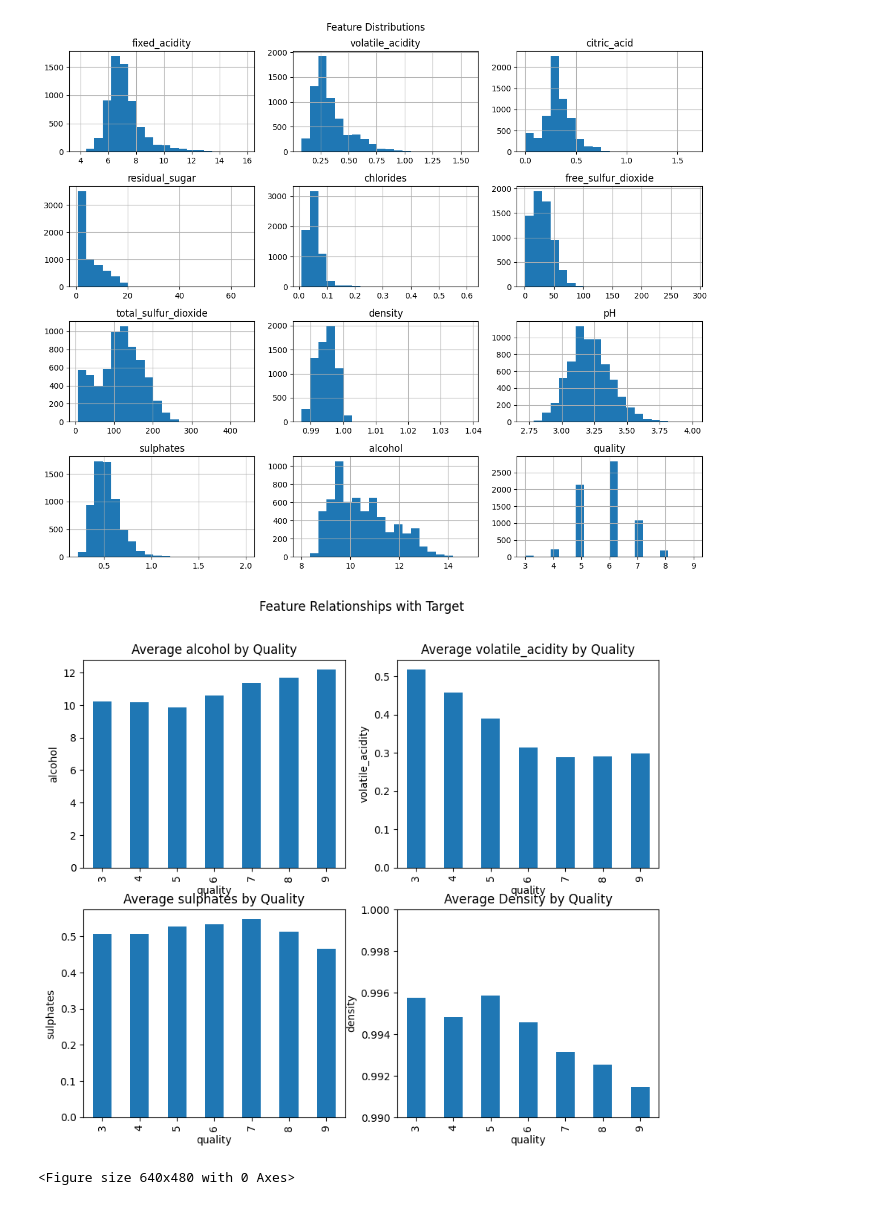
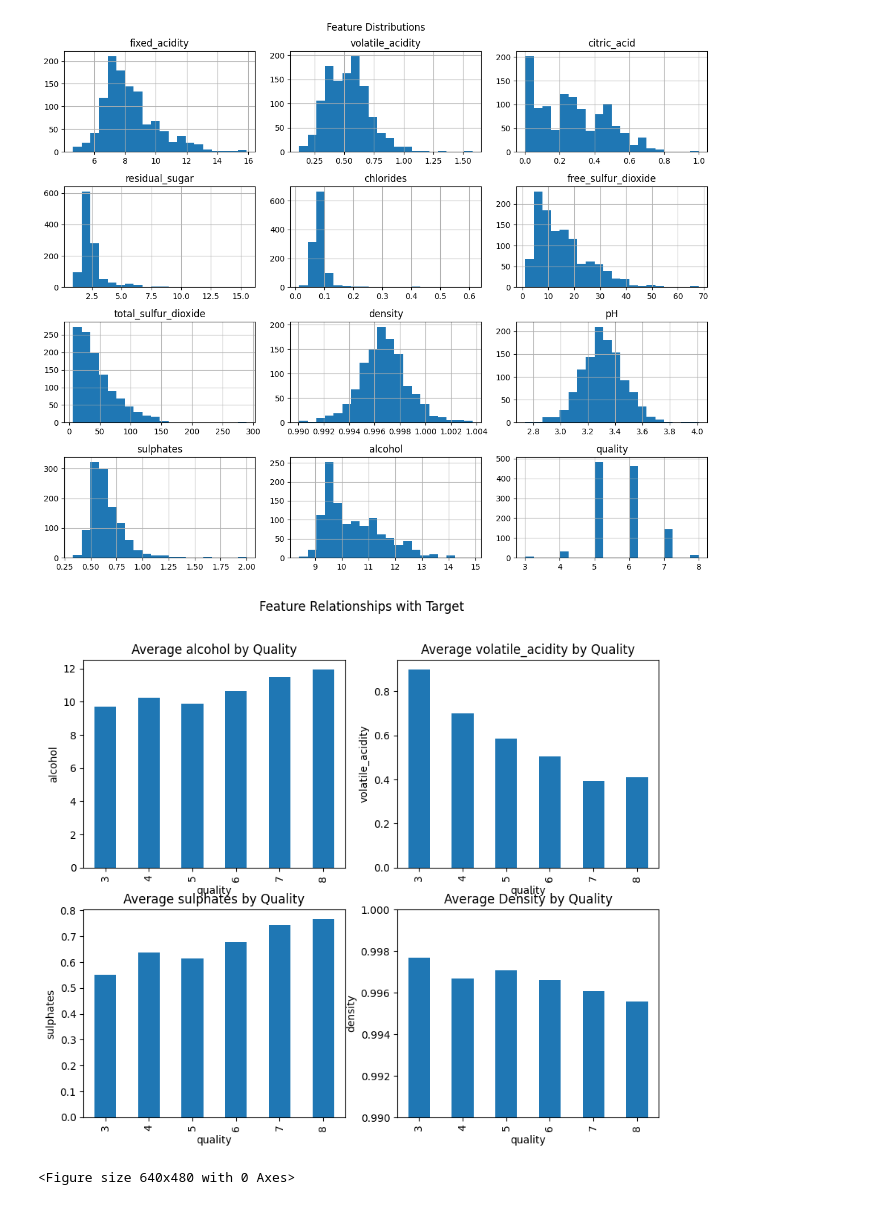
Before and after one commit to mrl588/Wine-Prediction, a Jupyter notebook: wine_quality_ml_final.ipynb, the cells around one changed output. Drawn from its saved outputs; the diff is of its cells as text; code cells hidden in the pictures.

```diff
--- a/wine_quality_ml_final.ipynb
+++ b/wine_quality_ml_final.ipynb
@@ -1,16 +1,22 @@
 # %%
-from ucimlrepo import fetch_ucirepo
+import kagglehub
+from pathlib import Path
+import pandas as pd
 
-# fetch dataset
-wine_quality = fetch_ucirepo(id=186)
+# Download dataset (requires: pip install kagglehub; Kaggle account / API if prompted)
+path = Path(kagglehub.dataset_download("yasserh/wine-quality-dataset"))
+csv_path = next(path.rglob("*.csv"))
+df = pd.read_csv(csv_path)
+df.columns = df.columns.str.strip().str.replace(" ", "_")
 
-# data (as pandas dataframes)
-X = wine_quality.data.features
-y = wine_quality.data.targets
+if "Id" in df.columns:
+    df = df.drop(columns=["Id"])
 
-# metadata
-print(wine_quality.metadata)
+X = df.drop(columns=["quality"])
+y = df[["quality"]]
 
-# variable information
-print(wine_quality.variables)
+print("Path to dataset files:", path)
+print("Using CSV:", csv_path.name)
+print(df.shape)
+print(df.head())
 # %% [output]
@@ -34,46 +41,42 @@ print(wine_quality.variables)
 # %%
-from ucimlrepo import fetch_ucirepo
 import matplotlib.pyplot as plt
 import seaborn as sns
 import pandas as pd
 
-wine_quality = fetch_ucirepo(id=186)
-X = wine_quality.data.features
-y = wine_quality.data.targets
-
-df = pd.concat([X, y], axis=1)
+# df
+assert "df" in globals(), "Run the data-loading cell above first."
 
 # 1. histogram
 df.hist(figsize=(12, 10), bins=20)
 plt.suptitle('Feature Distributions')
 plt.tight_layout()
 plt.show()
 
 # 2. bar plot - relationships with target
 important = ['alcohol', 'volatile_acidity', 'sulphates', 'density']
 fig, axes = plt.subplots(2, 2, figsize=(10, 8))
 axes = axes.ravel()
 for i, feature in enumerate(important):
     df.groupby('quality')[feature].mean().plot(kind='bar', ax=axes[i])
     axes[i].set_title(f'Average {feature} by Quality')
     axes[i].set_xlabel('quality')
     axes[i].set_ylabel(feature)
 plt.suptitle('Feature Relationships with Target')
 # just for density, zoom in on the y axis
 df.groupby('quality')['density'].mean().plot(kind='bar')
 plt.title('Average Density by Quality')
 plt.ylim(0.99, 1.00)  # zoom in
 plt.show()
 plt.tight_layout()
 plt.show()
 
 # 3. correlation matrix
 plt.figure(figsize=(12, 8))
 sns.heatmap(df.corr(), annot=True, fmt='.2f', cmap='coolwarm')
 plt.title('Correlation Matrix')
 plt.tight_layout()
 plt.show()
 # %% [output]
-[figure, old version]
+[figure, new version]
-[figure, old version]
+[figure, new version]
 <Figure size 640x480 with 0 Axes>
```
Also changed, not shown: parts of 4 cells of this notebook.
